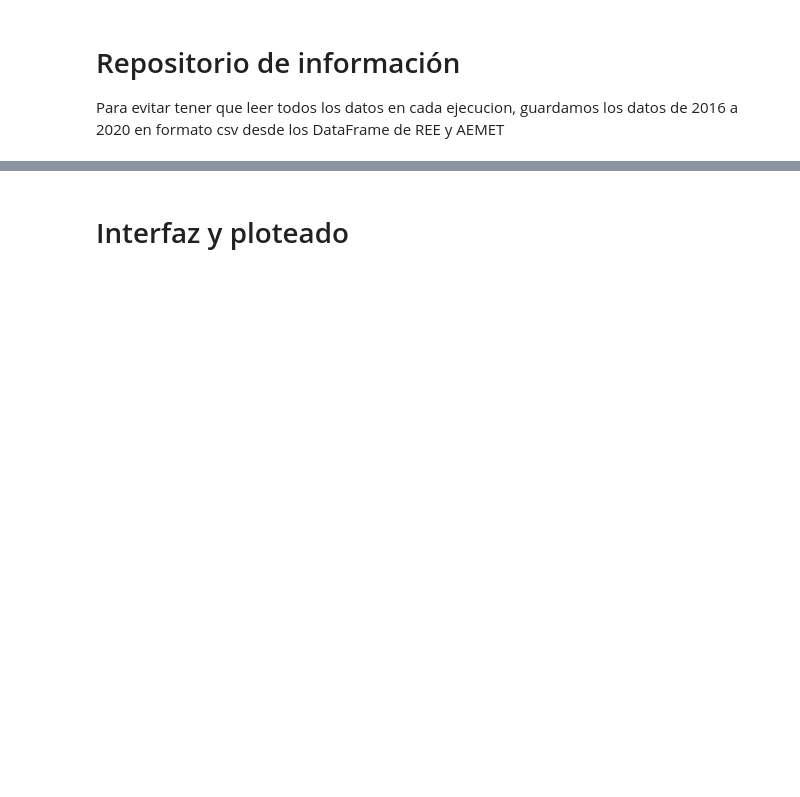
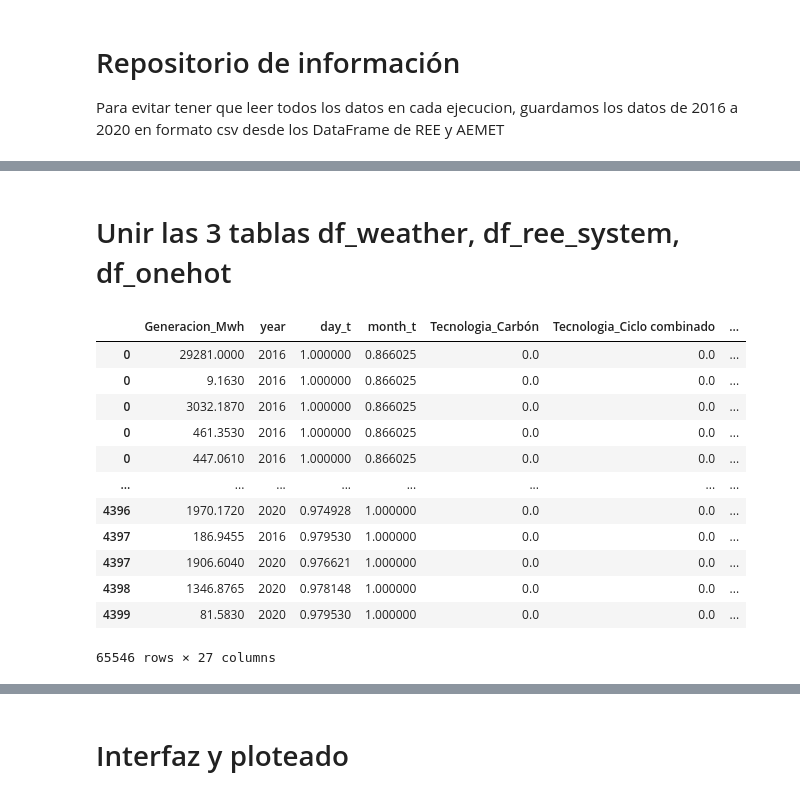
Before and after one commit to sotodosos/ClasesMaster26, a Jupyter notebook: Python/TFM.ipynb, the cells around one changed output, grey strips where cells are left out. Drawn from its saved outputs; the diff is of its cells as text; code cells hidden in the pictures; blank space fills up the shorter version.

```diff
--- a/Python/TFM.ipynb
+++ b/Python/TFM.ipynb
@@ -346,0 +288,2 @@ df_weather_prov.to_csv('../Data/wheater.csv')
+# %%
+df_ree_system=df_ree_system[~(df_ree_system['Renov_norenov']=='Generación total')]
@@ -346,0 +292,10 @@ df_weather_prov.to_csv('../Data/wheater.csv')
+# %%
+from sklearn.preprocessing import OneHotEncoder
+
+
+enc=OneHotEncoder(drop='if_binary').fit(df_ree_system[['Tecnologia','Renov_norenov','system']])
+
+df_transform=enc.transform(df_ree_system[['Tecnologia','Renov_norenov','system']])
+
+column_names=enc.get_feature_names(['Tecnologia','Renov_norenov','system'])
+df_onehot =  pd.DataFrame(df_transform.todense(), columns= column_names)
@@ -346,0 +310,8 @@ df_weather_prov.to_csv('../Data/wheater.csv')
+# %%
+df_ree_system['year']=df_ree_system['fecha'].str.slice(0,4)
+df_ree_system['day']=df_ree_system['fecha'].str.slice(8,10)
+df_ree_system['month']=df_ree_system['fecha'].str.slice(5,7)
+# %%
+df_ree_system['day_t']=np.cos((2*np.pi)/df_ree_system['day'].astype(int))
+df_ree_system['month_t']=np.cos(((2*np.pi)/12)*df_ree_system['month'].astype(int))
+df_ree_system.drop(['month','day','Tecnologia','Renov_norenov','system'],axis=1,inplace=True)
@@ -347,2 +339,20 @@ df_weather_prov.to_csv('../Data/wheater.csv')
+# %% [markdown]
+# Unir las 3 tablas df_weather, df_ree_system, df_onehot
+# %%
+df_ree_features=df_ree_system.join(df_onehot)
+# %% [output]
+|  | Generacion_Mwh | year | day_t | month_t | Tecnologia_Carbón | Tecnologia_Ciclo combinado | ... |
+| 0 | 29281.0000 | 2016 | 1.000000 | 0.866025 | 0.0 | 0.0 | ... |
+| 0 | 9.1630 | 2016 | 1.000000 | 0.866025 | 0.0 | 0.0 | ... |
+| 0 | 3032.1870 | 2016 | 1.000000 | 0.866025 | 0.0 | 0.0 | ... |
+| 0 | 461.3530 | 2016 | 1.000000 | 0.866025 | 0.0 | 0.0 | ... |
+| 0 | 447.0610 | 2016 | 1.000000 | 0.866025 | 0.0 | 0.0 | ... |
+| ... | ... | ... | ... | ... | ... | ... | ... |
+| 4396 | 1970.1720 | 2020 | 0.974928 | 1.000000 | 0.0 | 0.0 | ... |
+| 4397 | 186.9455 | 2016 | 0.979530 | 1.000000 | 0.0 | 0.0 | ... |
+| 4397 | 1906.6040 | 2020 | 0.976621 | 1.000000 | 0.0 | 0.0 | ... |
+| 4398 | 1346.8765 | 2020 | 0.978148 | 1.000000 | 0.0 | 0.0 | ... |
+| 4399 | 81.5830 | 2020 | 0.979530 | 1.000000 | 0.0 | 0.0 | ... |
+65546 rows × 27 columns
 # %%
 # %% [output]
```
Also changed, not shown: parts of 26 cells of this notebook.
